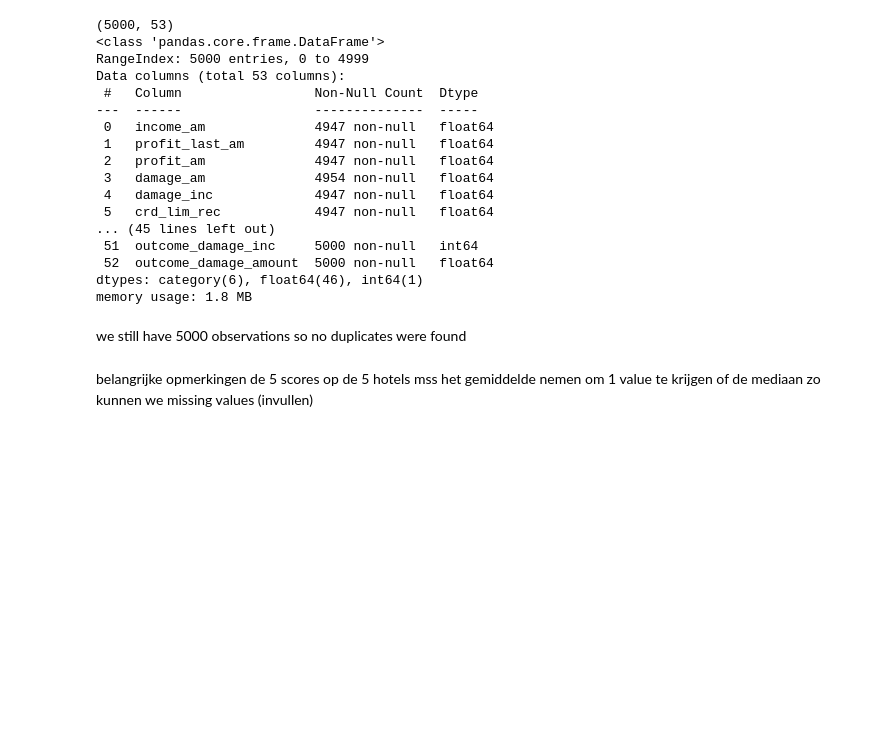
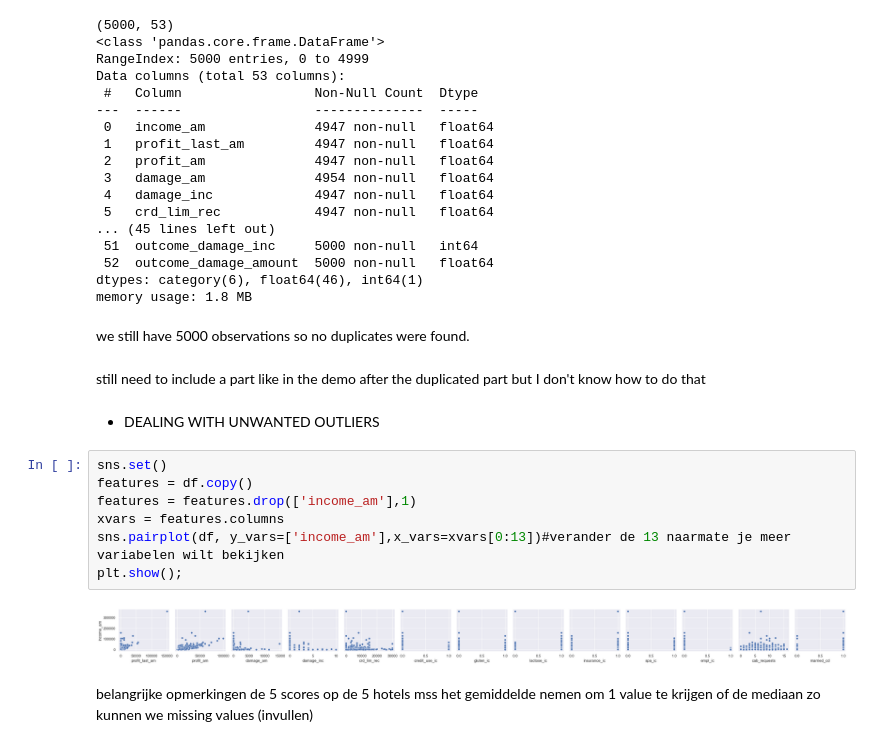
Before and after one commit to Vicba/SchoolProject, a Jupyter notebook: Project.ipynb, the cells around one changed output. Saved outputs shown, nothing was run; the diff lists cells and outputs as text; blank space fills up the shorter version.

```diff
--- a/Project.ipynb
+++ b/Project.ipynb
@@ -137,6 +137,19 @@ Data columns (total 53 columns):
 dtypes: category(6), float64(46), int64(1)
 memory usage: 1.8 MB
 # %% [markdown]
-we still have 5000 observations so no duplicates were found
+we still have 5000 observations so no duplicates were found.
+# %% [markdown]
+still need to include a part like in the demo after the duplicated part but I don't know how to do that
+# %% [markdown]
+- DEALING WITH UNWANTED OUTLIERS
+# %%
+sns.set()
+features = df.copy()
+features = features.drop(['income_am'],1)
+xvars = features.columns
+sns.pairplot(df, y_vars=['income_am'],x_vars=xvars[0:13])#verander de 13 naarmate je meer variabelen wilt bekijken
+plt.show();
+# %% [output]
+[figure, added]
 # %% [markdown]
 belangrijke opmerkingen de 5 scores op de 5 hotels mss het gemiddelde nemen om 1 value te krijgen of de mediaan zo kunnen we missing values (invullen)
```
